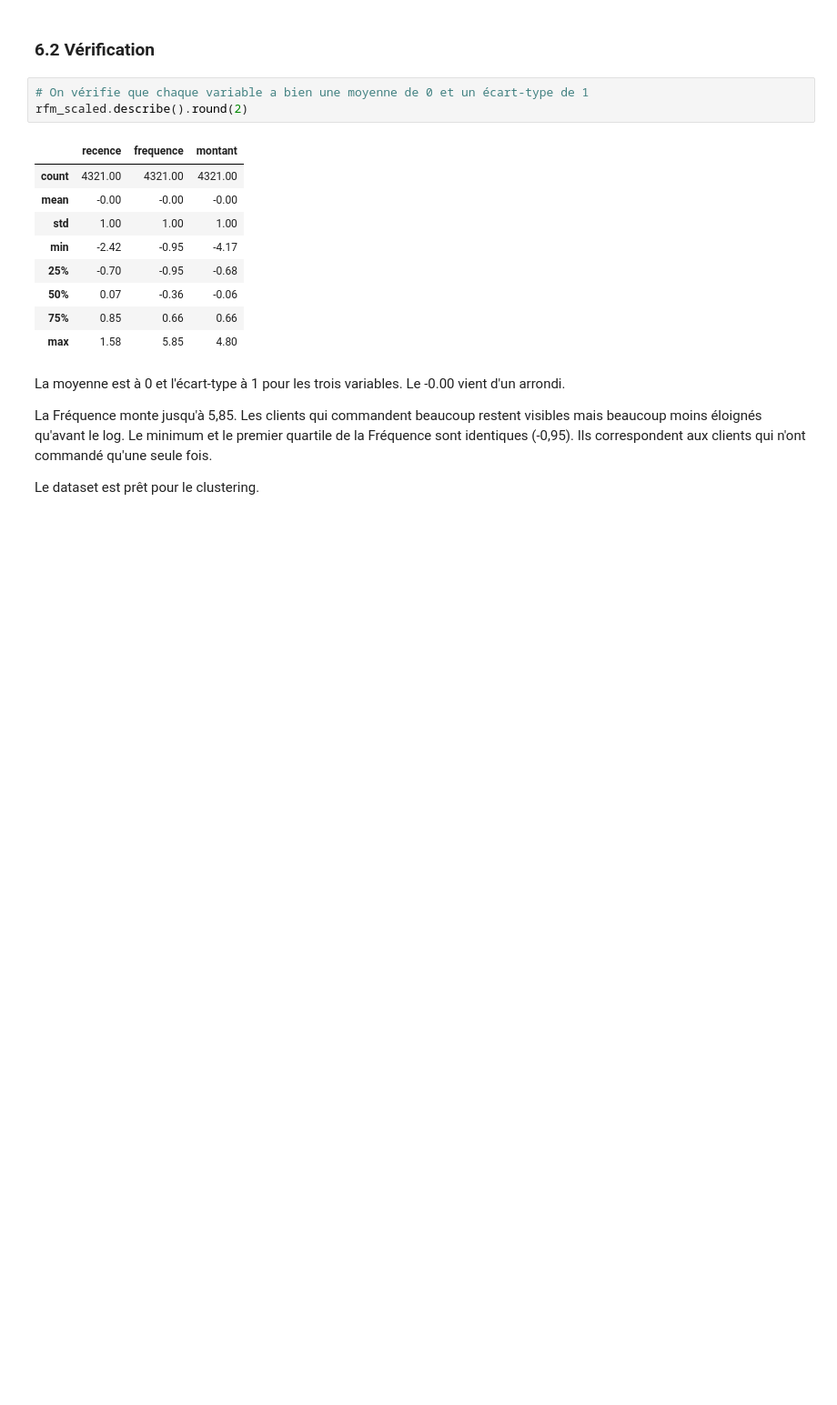
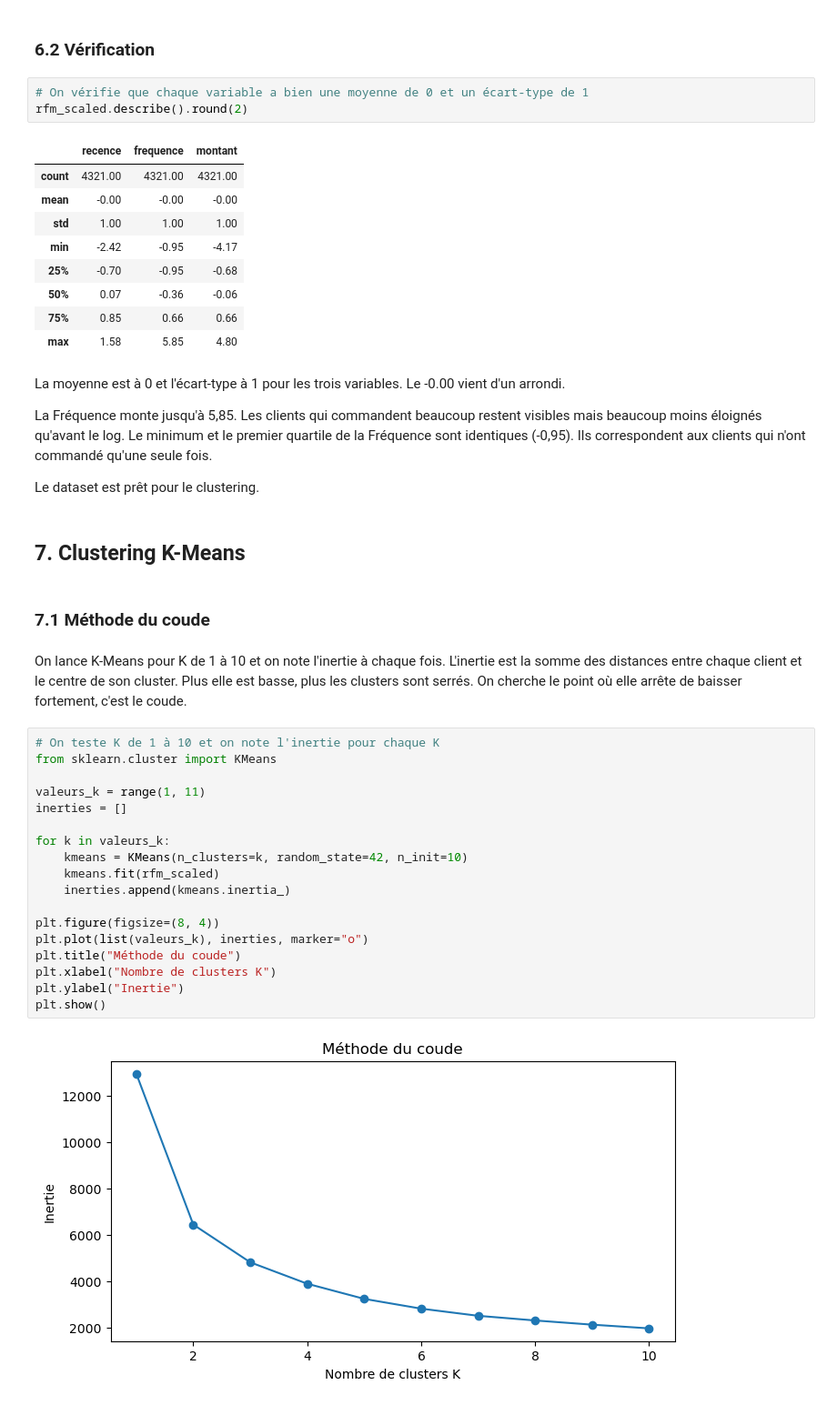
Before and after one commit to Zohair69/globalshop-rfm, a Jupyter notebook: notebooks/online_retail_clustering_rfm.ipynb, the cells around one changed output. Shown at 91% size. Drawn from its saved outputs; the diff is of its cells as text; blank space fills up the shorter version.

Commit message:
Clustering K-Means : choix de K, test des paramètres et modèle final

```diff
--- a/notebooks/online_retail_clustering_rfm.ipynb
+++ b/notebooks/online_retail_clustering_rfm.ipynb
@@ -1022,3 +1022,29 @@ La moyenne est à 0 et l'écart-type à 1 pour les trois variables. Le -0.00 vie
 La Fréquence monte jusqu'à 5,85. Les clients qui commandent beaucoup restent visibles mais beaucoup moins éloignés qu'avant le log. Le minimum et le premier quartile de la Fréquence sont identiques (-0,95). Ils correspondent aux clients qui n'ont commandé qu'une seule fois.
 
 Le dataset est prêt pour le clustering.
+# %% [markdown]
+## 7. Clustering K-Means
+# %% [markdown]
+### 7.1 Méthode du coude
+# %% [markdown]
+On lance K-Means pour K de 1 à 10 et on note l'inertie à chaque fois. L'inertie est la somme des distances entre chaque client et le centre de son cluster. Plus elle est basse, plus les clusters sont serrés. On cherche le point où elle arrête de baisser fortement, c'est le coude.
+# %%
+# On teste K de 1 à 10 et on note l'inertie pour chaque K
+from sklearn.cluster import KMeans
+
+valeurs_k = range(1, 11)
+inerties = []
+
+for k in valeurs_k:
+    kmeans = KMeans(n_clusters=k, random_state=42, n_init=10)
+    kmeans.fit(rfm_scaled)
+    inerties.append(kmeans.inertia_)
+
+plt.figure(figsize=(8, 4))
+plt.plot(list(valeurs_k), inerties, marker="o")
+plt.title("Méthode du coude")
+plt.xlabel("Nombre de clusters K")
+plt.ylabel("Inertie")
+plt.show()
+# %% [output]
+[figure, added]
```
Also changed, not shown: parts of 35 cells of this notebook.
